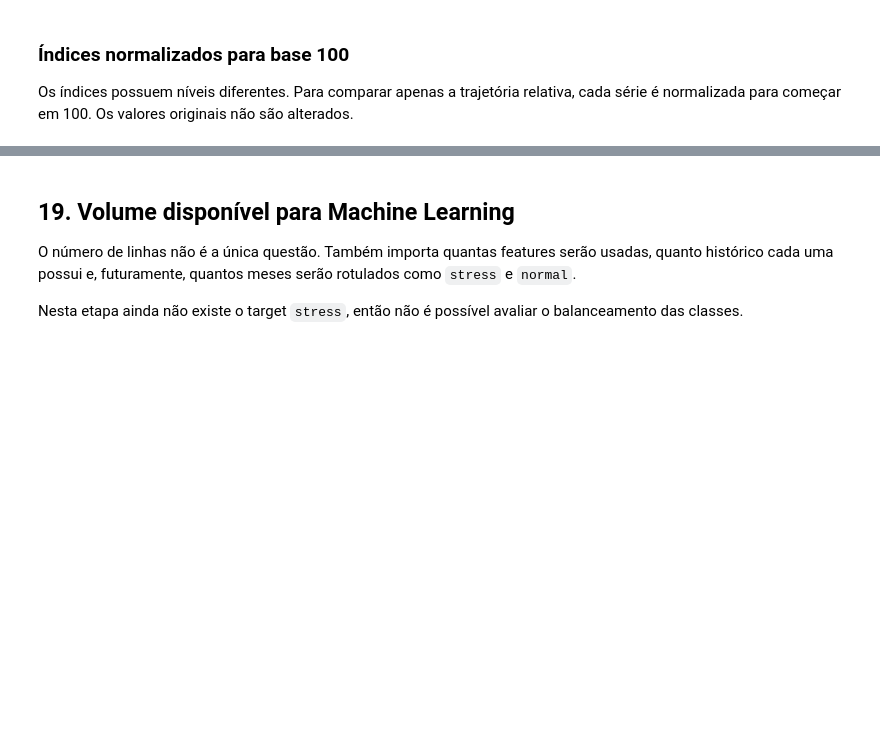
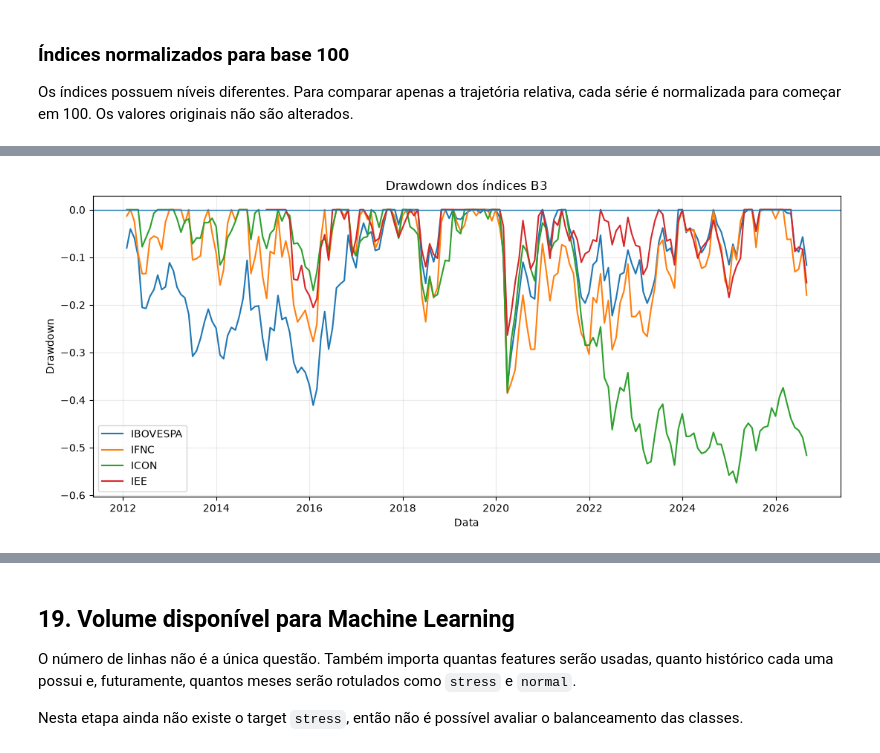
Before and after one commit to FabioMDS-SC/handson_mack_2sem, a Jupyter notebook: mvp_resiliencia_dados/notebooks/EDA_MVP_Resiliencia.ipynb, the cells around one changed output, grey strips where cells are left out. Drawn from its saved outputs; the diff is of its cells as text; code cells hidden in the pictures; blank space fills up the shorter version.

```diff
--- a/mvp_resiliencia_dados/notebooks/EDA_MVP_Resiliencia.ipynb
+++ b/mvp_resiliencia_dados/notebooks/EDA_MVP_Resiliencia.ipynb
@@ -363,0 +518,92 @@ No pré-processamento, a volatilidade dos índices é calculada pelo desvio padr
+# %%
+def recovery_metrics(df, index_name):
+    value_col = index_name
+
+    if value_col not in df.columns:
+        return None
+
+    tmp = df[["date", value_col]].dropna().copy()
+    tmp = tmp.sort_values("date").reset_index(drop=True)
+
+    # Máximo histórico até cada ponto.
+    tmp["peak"] = tmp[value_col].cummax()
+
+    # Drawdown.
+    tmp["drawdown_calc"] = tmp[value_col] / tmp["peak"] - 1
+
+    # Pior drawdown.
+    worst_idx = tmp["drawdown_calc"].idxmin()
+    worst_row = tmp.loc[worst_idx]
+
+    peak_before = worst_row["peak"]
+    peak_date = tmp.loc[
+        tmp.loc[:worst_idx, value_col].idxmax(), "date"
+    ]
+
+    # Procura o primeiro momento posterior em que o índice
+    # retorna ao nível do pico anterior.
+    recovery = tmp.loc[
+        (tmp.index > worst_idx) &
+        (tmp[value_col] >= peak_before)
+    ]
+
+    if recovery.empty:
+        recovery_date = pd.NaT
+        recovery_months = np.nan
+    else:
+        recovery_date = recovery.iloc[0]["date"]
+        recovery_months = (
+            (recovery_date.year - peak_date.year) * 12
+            + recovery_date.month - peak_date.month
+        )
+
+    return {
+        "indice": index_name.upper(),
+        "pior_drawdown": worst_row["drawdown_calc"],
+        "data_pior_drawdown": worst_row["date"],
+        "data_pico_anterior": peak_date,
+        "data_recuperacao": recovery_date,
+        "meses_para_recuperar": recovery_months,
+        "meses_em_drawdown": (tmp["drawdown_calc"] < 0).mean(),
+    }
+
+
+recovery_rows = []
+
+for index_name in ["ibovespa", "ifnc", "icon", "iee"]:
+    result = recovery_metrics(ref_eda, index_name)
+    if result:
+        recovery_rows.append(result)
+
+recovery_table = pd.DataFrame(recovery_rows)
+
+display(
+    recovery_table.style.format({
+        "pior_drawdown": "{:.2%}",
+        "meses_em_drawdown": "{:.1%}",
+    })
+)
+
+
+fig, ax = plt.subplots(figsize=(11, 5))
+
+for index_name in ["ibovespa", "ifnc", "icon", "iee"]:
+    dd_col = f"{index_name}_drawdown"
+
+    if dd_col in ref_eda.columns:
+        ax.plot(
+            ref_eda["date"],
+            ref_eda[dd_col],
+            label=index_name.upper()
+        )
+
+ax.axhline(0, linewidth=1)
+ax.set_title("Drawdown dos índices B3")
+ax.set_xlabel("Data")
+ax.set_ylabel("Drawdown")
+ax.legend()
+ax.grid(alpha=.25)
+
+plt.tight_layout()
+plt.show()
+# %% [output]
@@ -363,0 +615 @@ No pré-processamento, a volatilidade dos índices é calculada pelo desvio padr
+[figure, added]
```
Also changed, not shown: parts of 86 cells of this notebook, 33 other files.
